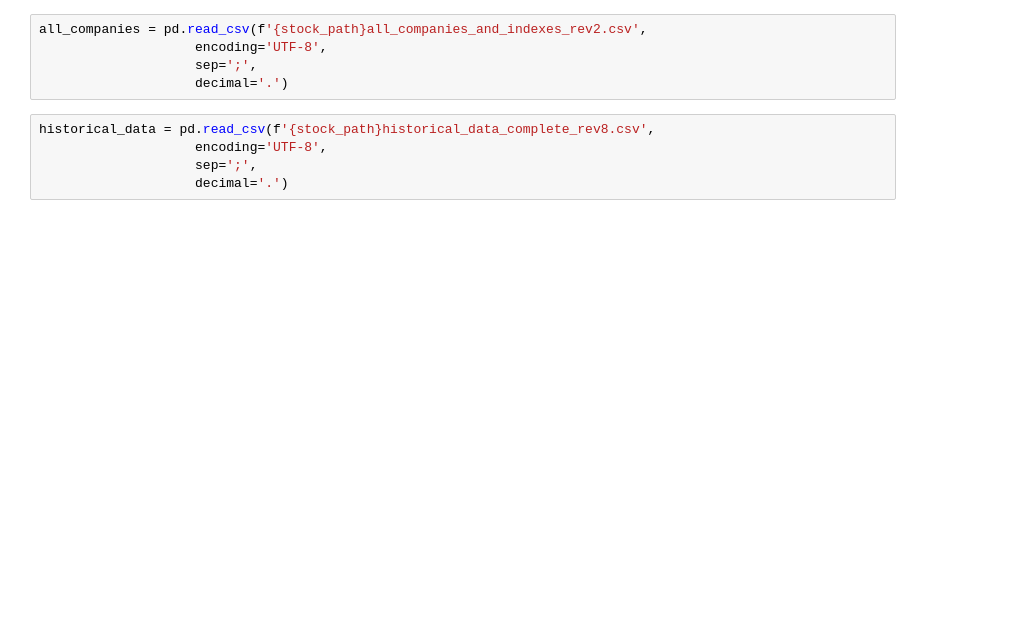
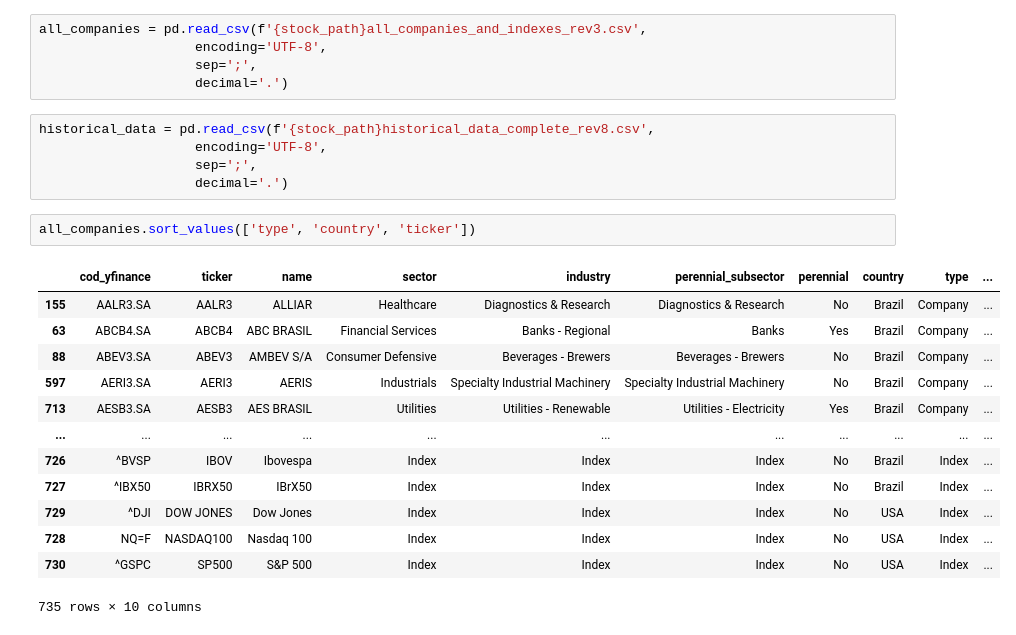
Before and after one commit to pedrolaender/05.Ironhack_Final_Project, a Jupyter notebook: final_project.ipynb, the cells around one changed output. Drawn from its saved outputs; the diff is of its cells as text; blank space fills up the shorter version.

```diff
--- a/final_project.ipynb
+++ b/final_project.ipynb
@@ -2103,5 +2077,5 @@ historical_data
 # %%
-all_companies = pd.read_csv(f'{stock_path}all_companies_and_indexes_rev2.csv',
+all_companies = pd.read_csv(f'{stock_path}all_companies_and_indexes_rev3.csv',
                     encoding='UTF-8',
                     sep=';',
                     decimal='.')
@@ -2110,3 +2084,19 @@ historical_data = pd.read_csv(f'{stock_path}historical_data_complete_rev8.csv',
                     encoding='UTF-8',
                     sep=';',
                     decimal='.')
+# %%
+all_companies.sort_values(['type', 'country', 'ticker'])
+# %% [output]
+|  | cod_yfinance | ticker | name | sector | industry | perennial_subsector | perennial | country | type | ... |
+| 155 | AALR3.SA | AALR3 | ALLIAR | Healthcare | Diagnostics & Research | Diagnostics & Research | No | Brazil | Company | ... |
+| 63 | ABCB4.SA | ABCB4 | ABC BRASIL | Financial Services | Banks - Regional | Banks | Yes | Brazil | Company | ... |
+| 88 | ABEV3.SA | ABEV3 | AMBEV S/A | Consumer Defensive | Beverages - Brewers | Beverages - Brewers | No | Brazil | Company | ... |
+| 597 | AERI3.SA | AERI3 | AERIS | Industrials | Specialty Industrial Machinery | Specialty Industrial Machinery | No | Brazil | Company | ... |
+| 713 | AESB3.SA | AESB3 | AES BRASIL | Utilities | Utilities - Renewable | Utilities - Electricity | Yes | Brazil | Company | ... |
+| ... | ... | ... | ... | ... | ... | ... | ... | ... | ... | ... |
+| 726 | ^BVSP | IBOV | Ibovespa | Index | Index | Index | No | Brazil | Index | ... |
+| 727 | ^IBX50 | IBRX50 | IBrX50 | Index | Index | Index | No | Brazil | Index | ... |
+| 729 | ^DJI | DOW JONES | Dow Jones | Index | Index | Index | No | USA | Index | ... |
+| 728 | NQ=F | NASDAQ100 | Nasdaq 100 | Index | Index | Index | No | USA | Index | ... |
+| 730 | ^GSPC | SP500 | S&P 500 | Index | Index | Index | No | USA | Index | ... |
+735 rows × 10 columns
```
Also changed, not shown: parts of 114 cells of this notebook, 1 other file.
